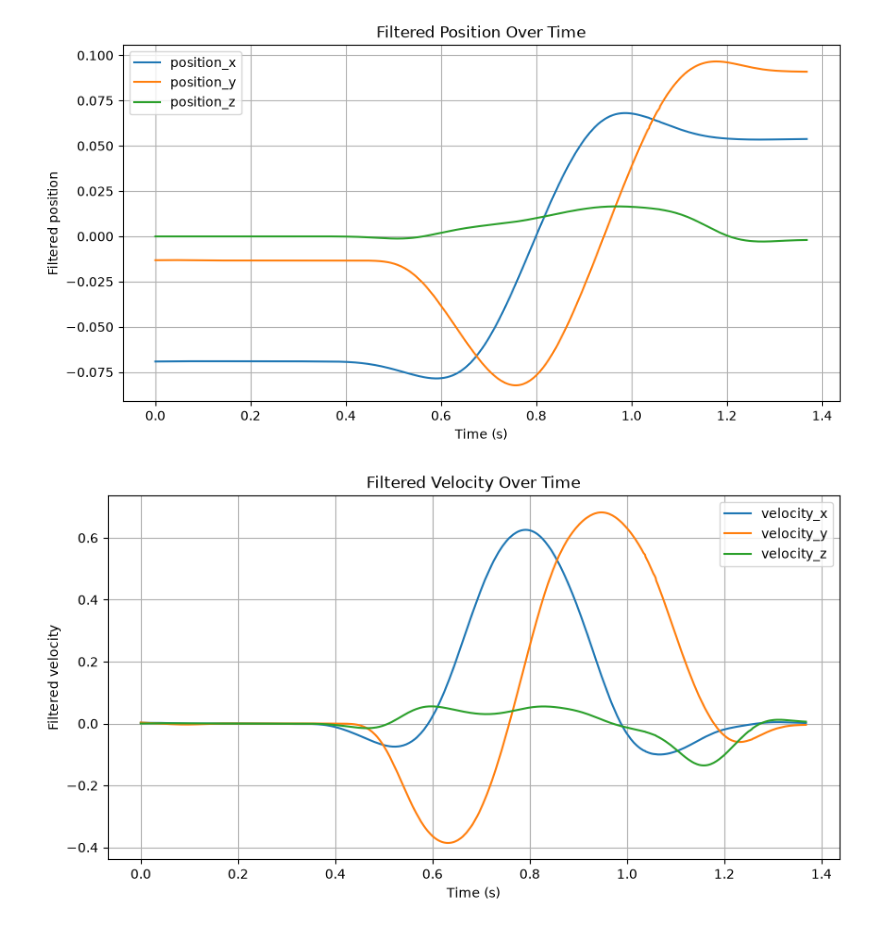
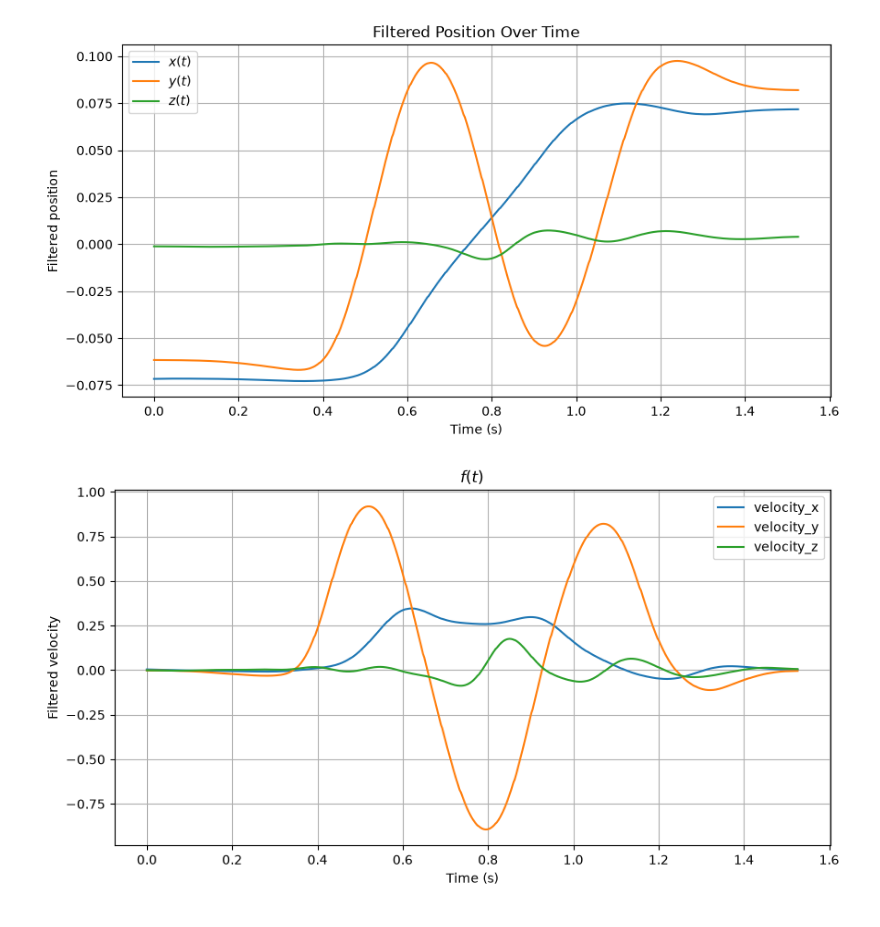
Before and after one commit to Dacu02/master_thesis_data_analysis, a Jupyter notebook: data/framework/viewer.ipynb, the cells around one changed output. Cells and saved outputs as stored; diff of their text form; code cells hidden in the pictures.

```diff
--- a/data/framework/viewer.ipynb
+++ b/data/framework/viewer.ipynb
@@ -5,7 +5,7 @@ import pandas as pd
 import numpy as np
 import yaml
 #CSV_FILE = "/home/ddacunto/Desktop/ros2_ws/recording_csv/NOEMI_BIANCAMANO/CHECK_XY/recording_1.csv"
-CSV_FILE = "/home/ddacunto/Desktop/ros2_ws/recording_csv/NOEMI_BIANCAMANO/CHECK_XZ/recording_1.csv"
+CSV_FILE = "/home/ddacunto/Desktop/ros2_ws/recording_csv/NOEMI_BIANCAMANO/LETTER_N/recording_10.csv"
 YAML_PATHS_FILE = "/home/ddacunto/Desktop/ros2_ws/src/unisa_acg_ros2/haptics/haptic_interaction_teach_and_record_demo/config/paths.yaml"
 with open(YAML_PATHS_FILE, "r") as f:
     yaml_data = yaml.safe_load(f)
@@ -95,7 +95,7 @@ for column in ["position_x", "position_y", "position_z"]:
     plt.plot(
         time_seconds,
         filtered_csv_data[column],
-        label=column,
+        label=f"${column[-1]}(t)$",
     )
 
 plt.xlabel("Time (s)")
@@ -106,36 +106,36 @@ plt.legend()
 plt.show()
 position_columns = ["position_x", "position_y", "position_z"]
 # %% [output]
-[figure, old version]
+[figure, new version]
 # %%
 filtered_velocity_data = chebyshev_filter(
     csv_data,
     position=False,
 )
 
 velocity_columns = [
     "twist_linear_x",
     "twist_linear_y",
     "twist_linear_z",
 ]
 
 plt.figure(figsize=(10, 5))
 
 for column in velocity_columns:
     plt.plot(
         time_seconds,
         filtered_velocity_data[column],
         label=column.replace("twist_linear_", "velocity_"),
     )
 
 plt.xlabel("Time (s)")
 plt.ylabel("Filtered velocity")
-plt.title("Filtered Velocity Over Time")
+plt.title("$f(t)$")
 plt.grid(True)
 plt.legend()
 plt.show()
 # %% [output]
-[figure, old version]
+[figure, new version]
 # %%
 filtered_velocity_module = (
     filtered_velocity_data[velocity_columns]
```
Also changed, not shown: parts of 9 cells of this notebook.
